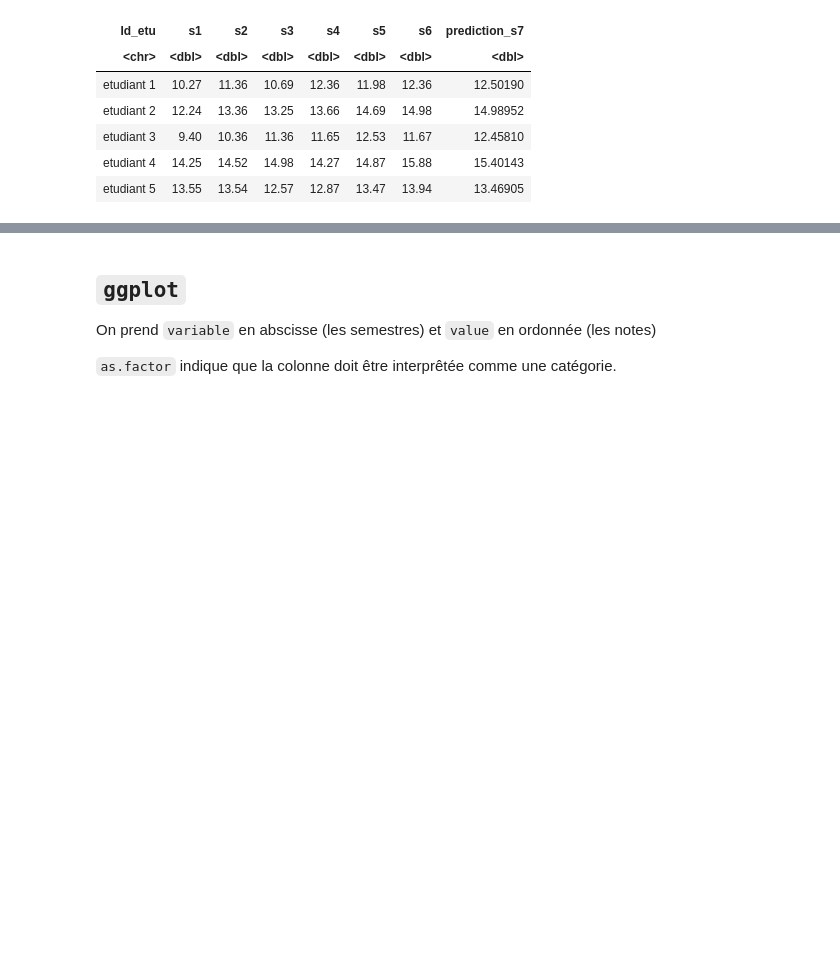
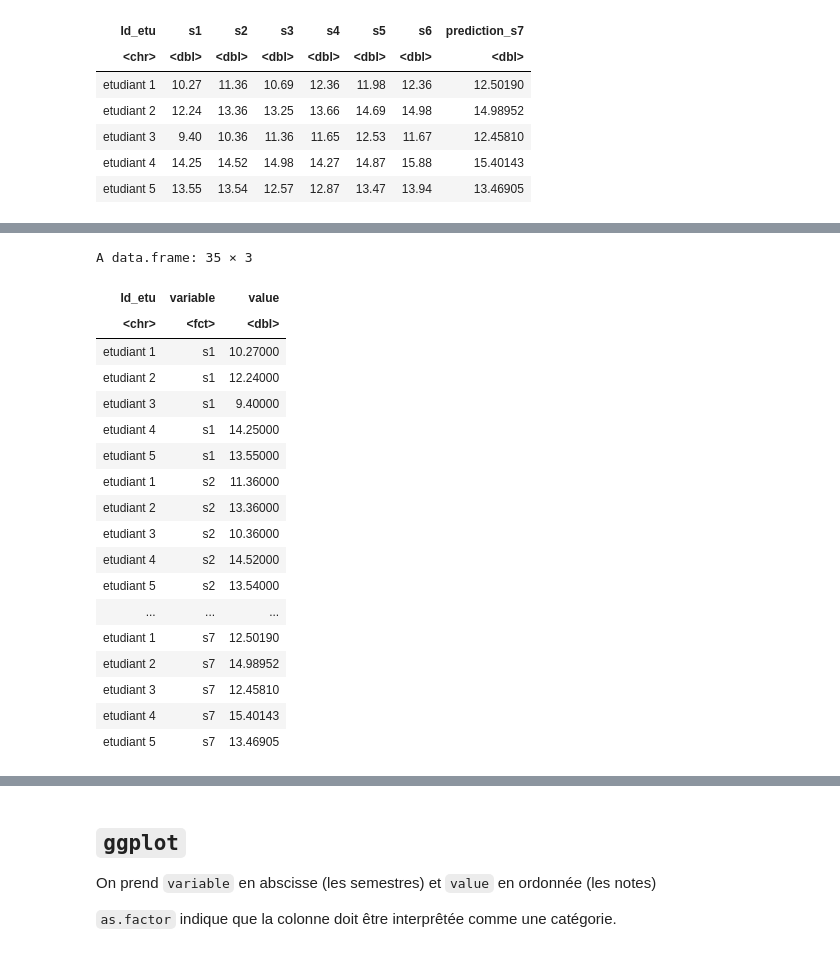
Before and after one commit to TaoHuaLiu/statisitiques, a Jupyter notebook: tp3.ipynb, the cells around one changed output, grey strips where cells are left out. Saved outputs shown, nothing was run; the diff lists cells and outputs as text; code cells hidden in the pictures; blank space fills up the shorter version.

Commit message:
Added melt explanation

```diff
--- a/tp3.ipynb
+++ b/tp3.ipynb
@@ -134,0 +164,22 @@ Initialiement on a les données ci-dessus avec une ligne par étudiant. Pour `gg
+# %%
+melt(data,  measure.vars = c("s1","s2", "s3", "s4", "s5", "s6", "s7"), variable.name = "variable", value.name = "value" )
+# %% [output]
+A data.frame: 35 × 3
+| Id_etu | variable | value |
+| <chr> | <fct> | <dbl> |
+| etudiant 1 | s1 | 10.27000 |
+| etudiant 2 | s1 | 12.24000 |
+| etudiant 3 | s1 | 9.40000 |
+| etudiant 4 | s1 | 14.25000 |
+| etudiant 5 | s1 | 13.55000 |
+| etudiant 1 | s2 | 11.36000 |
+| etudiant 2 | s2 | 13.36000 |
+| etudiant 3 | s2 | 10.36000 |
+| etudiant 4 | s2 | 14.52000 |
+| etudiant 5 | s2 | 13.54000 |
+| ... | ... | ... |
+| etudiant 1 | s7 | 12.50190 |
+| etudiant 2 | s7 | 14.98952 |
+| etudiant 3 | s7 | 12.45810 |
+| etudiant 4 | s7 | 15.40143 |
+| etudiant 5 | s7 | 13.46905 |
```
Also changed, not shown: parts of 7 cells of this notebook.
